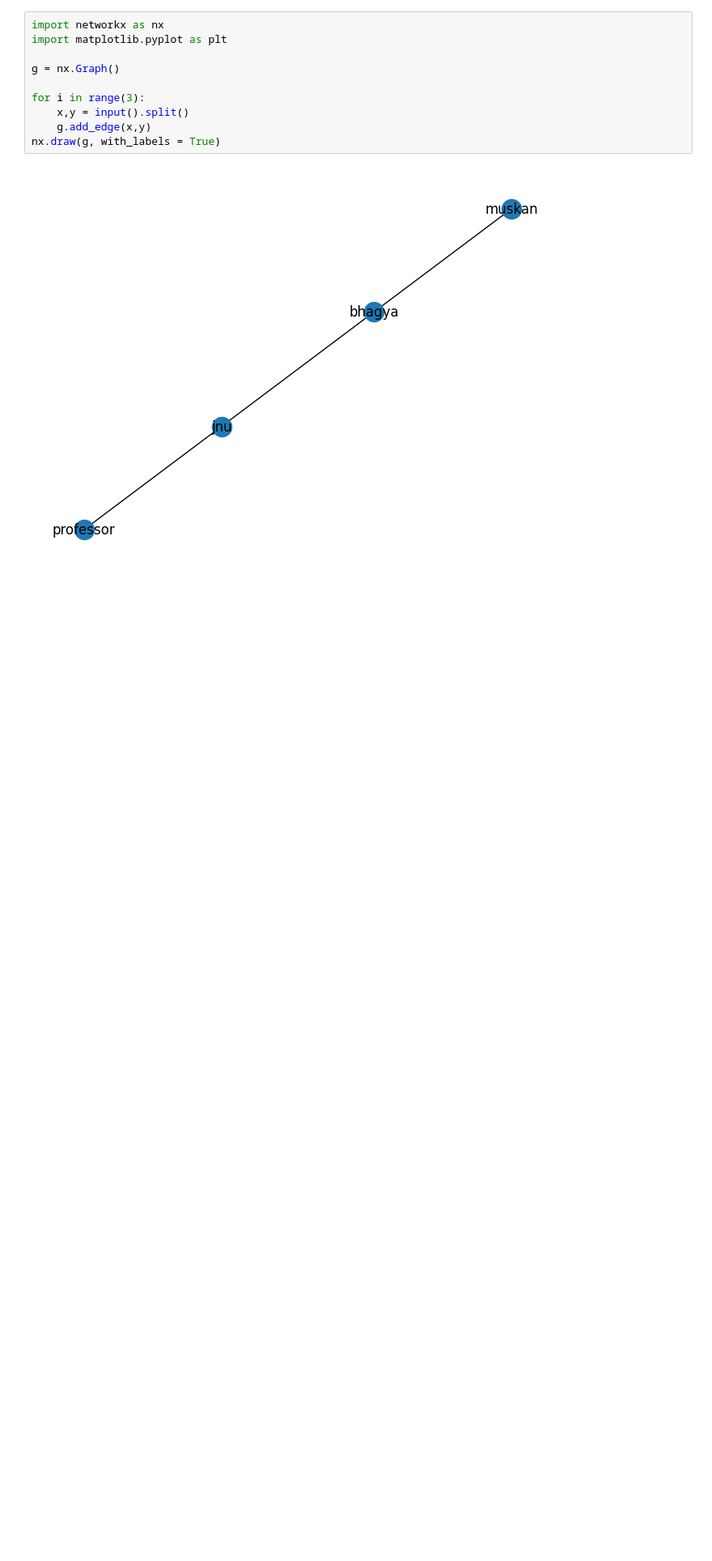
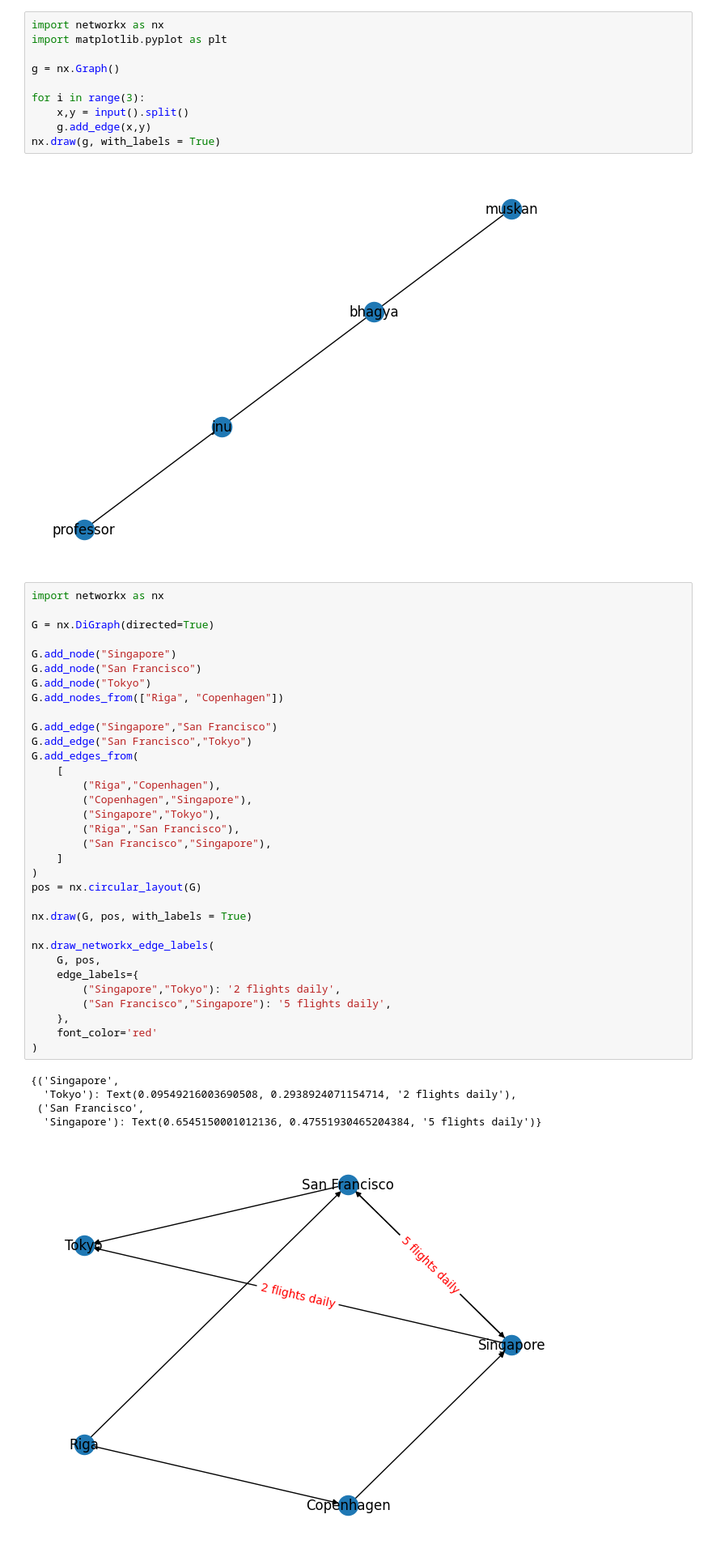
Before and after one commit to allelbhagya/knowledge-graph, a Jupyter notebook: kg.ipynb, the cells around one changed output. Shown at 81% size. Saved outputs shown, nothing was run; the diff lists cells and outputs as text; blank space fills up the shorter version.

```diff
--- a/kg.ipynb
+++ b/kg.ipynb
@@ -10,3 +10,42 @@ for i in range(3):
 nx.draw(g, with_labels = True)
 # %% [output]
 [figure]
+# %%
+import networkx as nx
+
+G = nx.DiGraph(directed=True)
+
+G.add_node("Singapore")
+G.add_node("San Francisco")
+G.add_node("Tokyo")
+G.add_nodes_from(["Riga", "Copenhagen"])
+
+G.add_edge("Singapore","San Francisco")
+G.add_edge("San Francisco","Tokyo")
+G.add_edges_from(
+    [
+        ("Riga","Copenhagen"),
+        ("Copenhagen","Singapore"),
+        ("Singapore","Tokyo"),
+        ("Riga","San Francisco"),
+        ("San Francisco","Singapore"),
+    ]
+)
+pos = nx.circular_layout(G)
+
+nx.draw(G, pos, with_labels = True)
+
+nx.draw_networkx_edge_labels(
+    G, pos,
+    edge_labels={
+        ("Singapore","Tokyo"): '2 flights daily',
+        ("San Francisco","Singapore"): '5 flights daily',
+    },
+    font_color='red'
+)
+# %% [output]
+{('Singapore',
+  'Tokyo'): Text(0.09549216003690508, 0.2938924071154714, '2 flights daily'),
+ ('San Francisco',
+  'Singapore'): Text(0.6545150001012136, 0.47551930465204384, '5 flights daily')}
+[figure, added]
```
Also changed, not shown: 1 other file.
